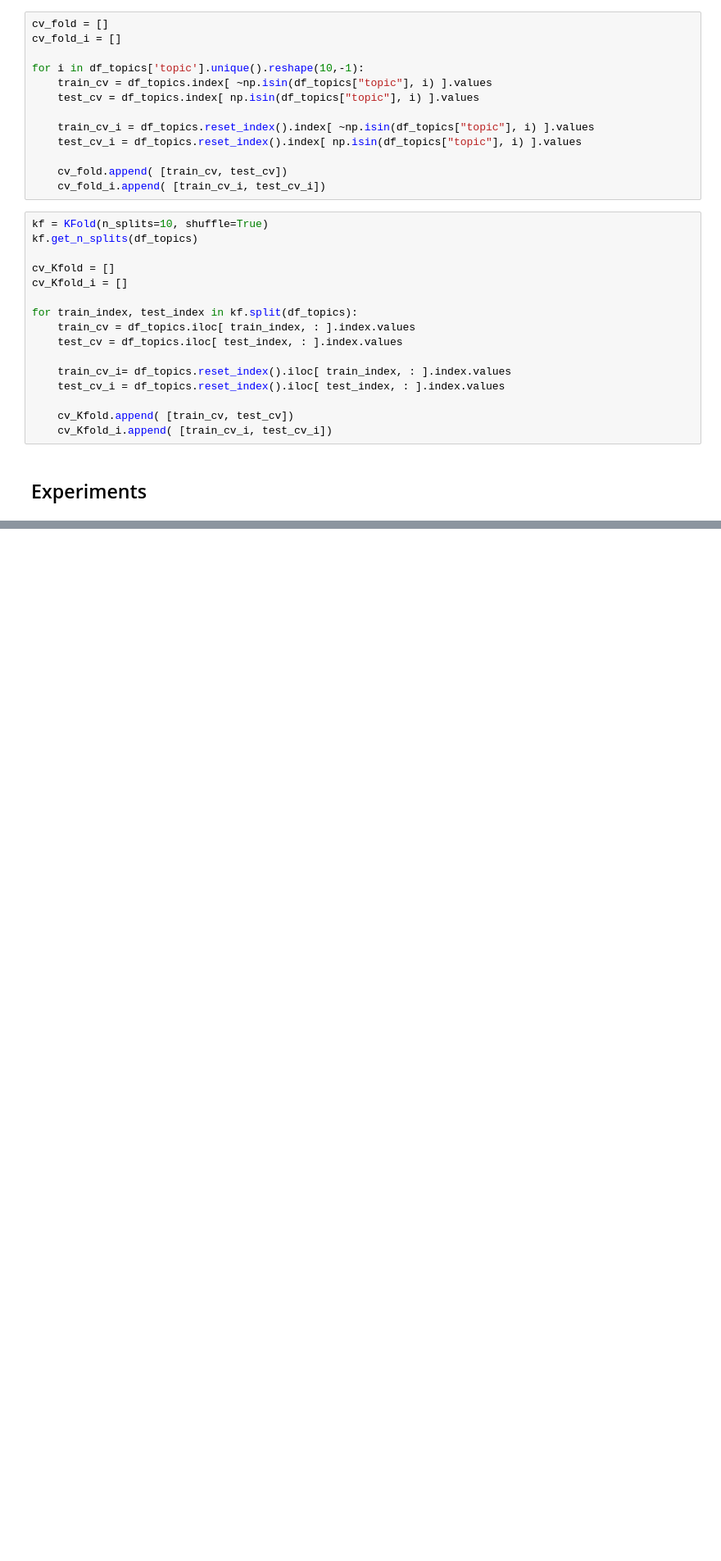
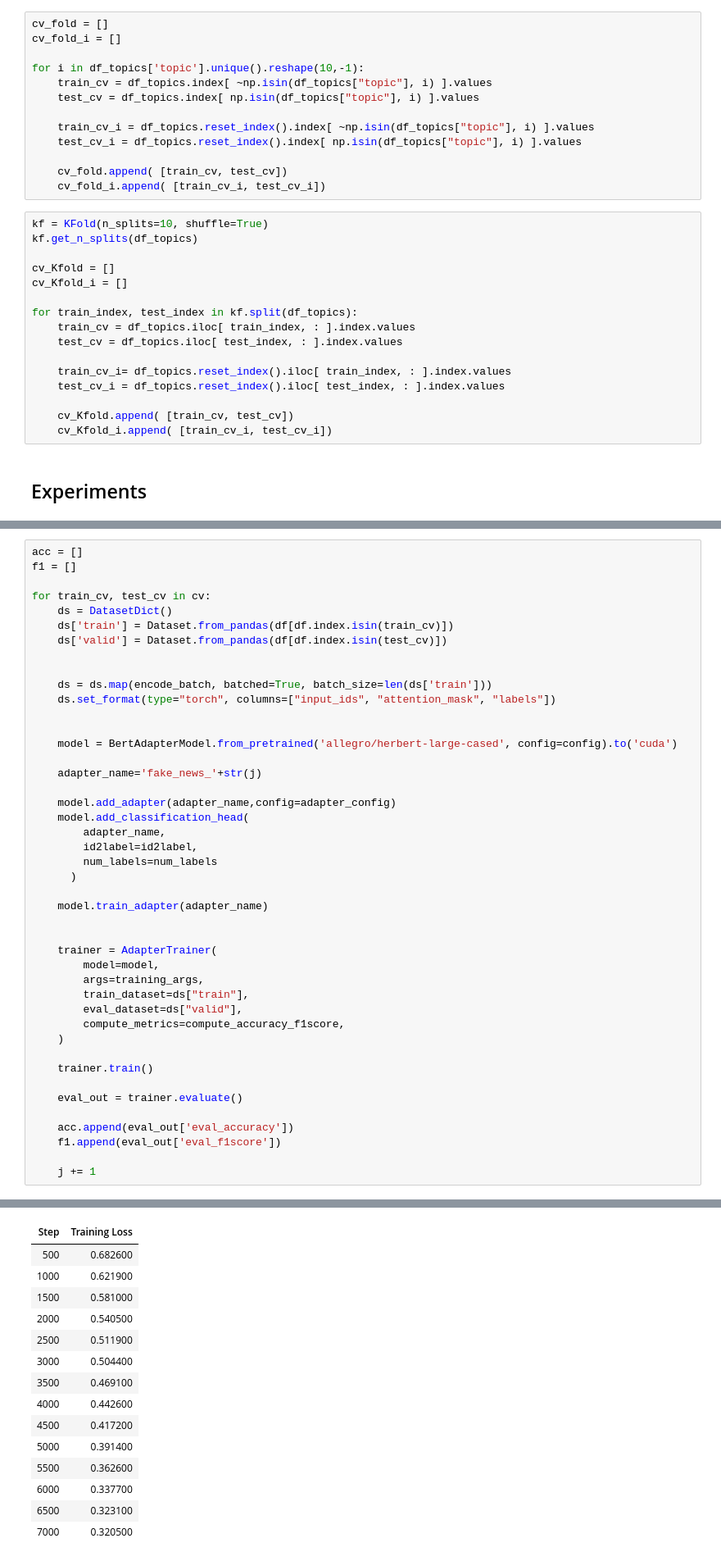
Before and after one commit to MarBry111/Fake-News-Detection-for-statements-in-Polish-Language, a Jupyter notebook: 02_claims_of_politicians/03_04_Adapters_MYdata.ipynb, the cells around one changed output, grey strips where cells are left out. Shown at 82% size. Cells and saved outputs as stored; diff of their text form; blank space fills up the shorter version.

```diff
--- a/02_claims_of_politicians/03_04_Adapters_MYdata.ipynb
+++ b/02_claims_of_politicians/03_04_Adapters_MYdata.ipynb
@@ -298,0 +320,45 @@ print(
+# %%
+acc = []
+f1 = []
+
+for train_cv, test_cv in cv:
+    ds = DatasetDict()
+    ds['train'] = Dataset.from_pandas(df[df.index.isin(train_cv)])
+    ds['valid'] = Dataset.from_pandas(df[df.index.isin(test_cv)])
+
+
+    ds = ds.map(encode_batch, batched=True, batch_size=len(ds['train']))
+    ds.set_format(type="torch", columns=["input_ids", "attention_mask", "labels"])
+
+
+    model = BertAdapterModel.from_pretrained('allegro/herbert-large-cased', config=config).to('cuda')
+
+    adapter_name='fake_news_'+str(j)
+
+    model.add_adapter(adapter_name,config=adapter_config)
+    model.add_classification_head(
+        adapter_name,
+        id2label=id2label,
+        num_labels=num_labels
+      )
+
+    model.train_adapter(adapter_name)
+
+
+    trainer = AdapterTrainer(
+        model=model,
+        args=training_args,
+        train_dataset=ds["train"],
+        eval_dataset=ds["valid"],
+        compute_metrics=compute_accuracy_f1score,
+    )
+
+    trainer.train()
+
+    eval_out = trainer.evaluate()
+
+    acc.append(eval_out['eval_accuracy'])
+    f1.append(eval_out['eval_f1score'])
+
+    j += 1
+# %% [output]
@@ -298,0 +383,15 @@ print(
+| Step | Training Loss |
+| 500 | 0.682600 |
+| 1000 | 0.621900 |
+| 1500 | 0.581000 |
+| 2000 | 0.540500 |
+| 2500 | 0.511900 |
+| 3000 | 0.504400 |
+| 3500 | 0.469100 |
+| 4000 | 0.442600 |
+| 4500 | 0.417200 |
+| 5000 | 0.391400 |
+| 5500 | 0.362600 |
+| 6000 | 0.337700 |
+| 6500 | 0.323100 |
+| 7000 | 0.320500 |
```
Also changed, not shown: parts of 19 cells of this notebook, 5 other files.
